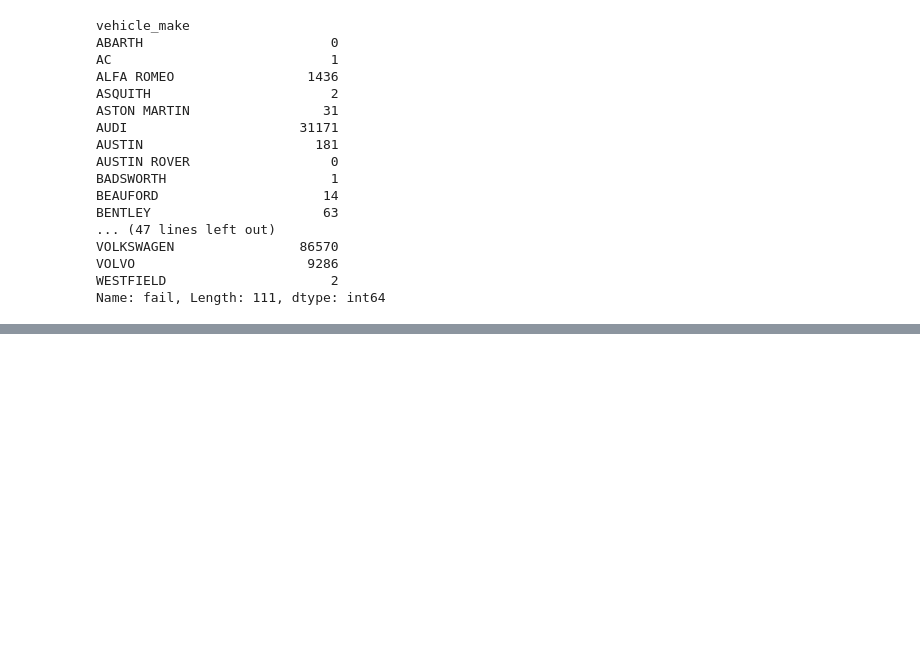
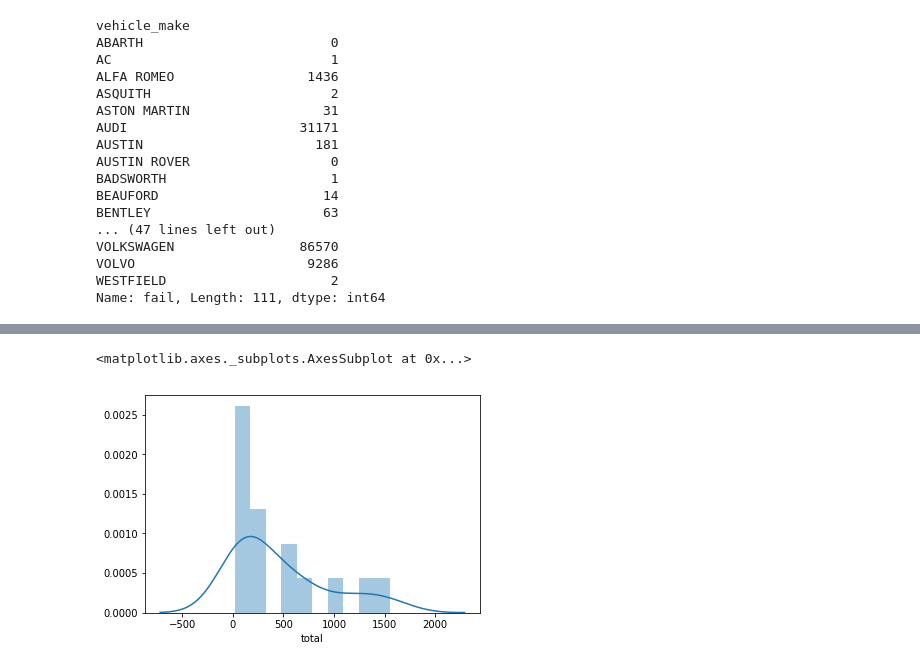
Before and after one commit to bexiturley/Programming-for-Data-Analysis-Project-2019, a Jupyter notebook: nct.ipynb, the cells around one changed output, grey strips where cells are left out. Saved outputs shown, nothing was run; the diff lists cells and outputs as text; code cells hidden in the pictures; blank space fills up the shorter version.

```diff
--- a/nct.ipynb
+++ b/nct.ipynb
@@ -238,0 +291,5 @@ Name: fail, Length: 111, dtype: int64
+# %%
+ sns.distplot(df2[ "total"], bins=10)
+# %% [output]
+<matplotlib.axes._subplots.AxesSubplot at 0x...>
+[figure, added]
```
Also changed, not shown: parts of 17 cells of this notebook, 3 other files.
